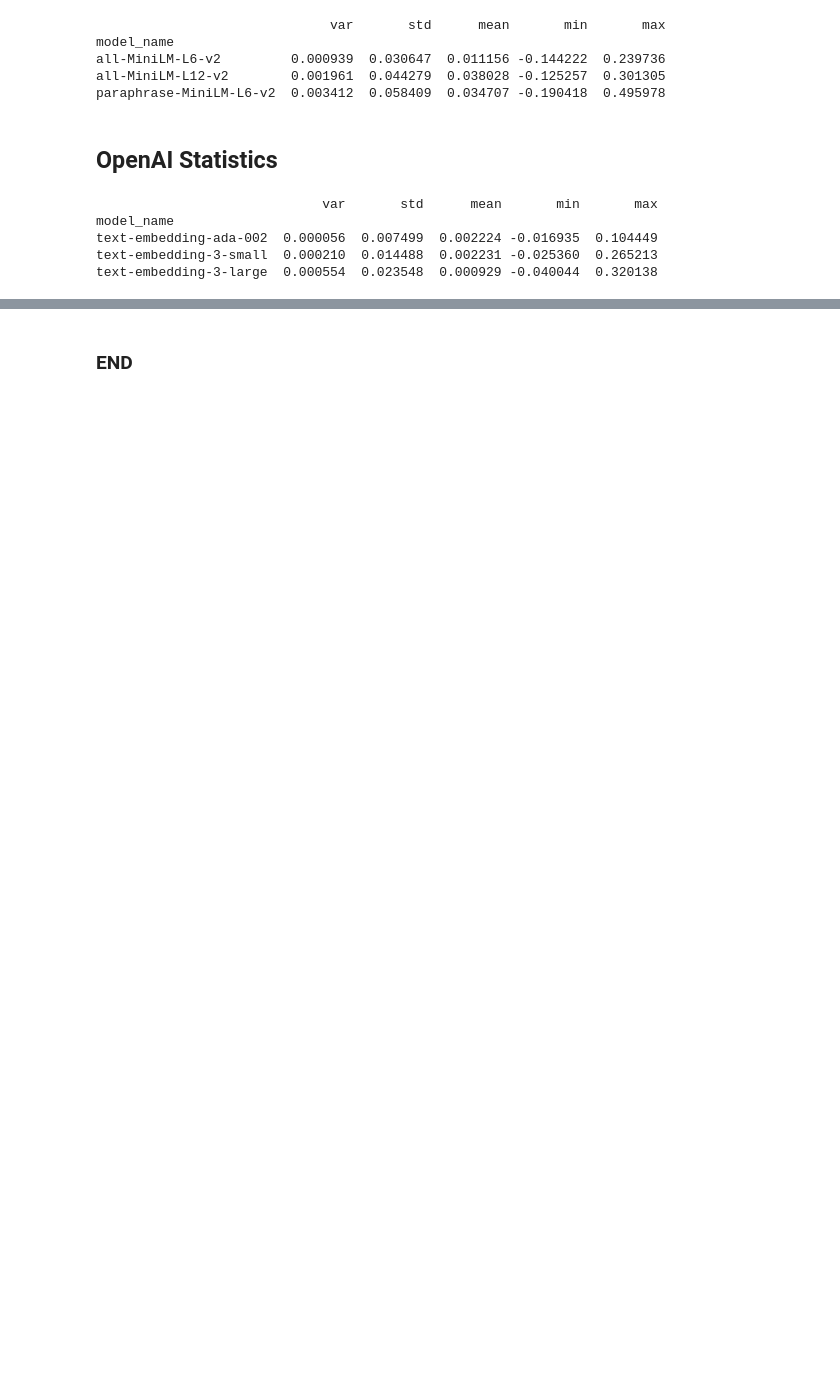
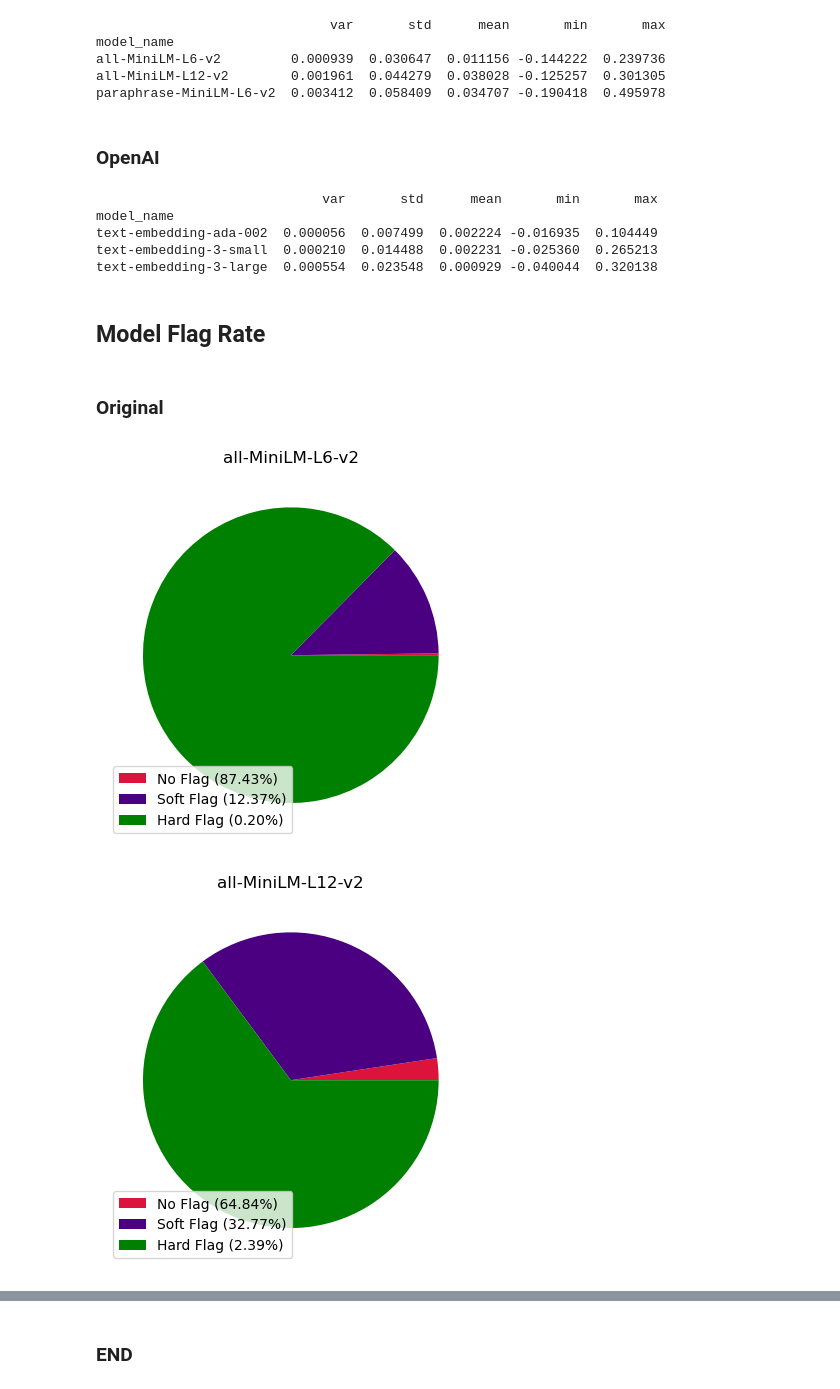
Before and after one commit to Pedagogue-Systems/ai-matching-consistency-eval, a Jupyter notebook: notebooks/openai_comparison.ipynb, the cells around one changed output, grey strips where cells are left out. Saved outputs shown, nothing was run; the diff lists cells and outputs as text; code cells hidden in the pictures; blank space fills up the shorter version.

Commit message:
Compare Flag Rates

```diff
--- a/notebooks/openai_comparison.ipynb
+++ b/notebooks/openai_comparison.ipynb
@@ -22,7 +24,7 @@ all-MiniLM-L6-v2         0.000939  0.030647  0.011156 -0.144222  0.239736
 all-MiniLM-L12-v2        0.001961  0.044279  0.038028 -0.125257  0.301305
 paraphrase-MiniLM-L6-v2  0.003412  0.058409  0.034707 -0.190418  0.495978
 # %% [markdown]
-## OpenAI Statistics
+### OpenAI
 # %%
 openai_stats = openai_results.groupby('model_name')['delta'].agg(['var', 'std', 'mean', 'min', 'max'])
 openai_stats = openai_stats.sort_values('var')
@@ -33,3 +35,31 @@ model_name
 text-embedding-ada-002  0.000056  0.007499  0.002224 -0.016935  0.104449
 text-embedding-3-small  0.000210  0.014488  0.002231 -0.025360  0.265213
 text-embedding-3-large  0.000554  0.023548  0.000929 -0.040044  0.320138
+# %% [markdown]
+## Model Flag Rate
+# %% [markdown]
+### Original
+# %%
+models = results['model_name'].unique().tolist()
+
+for model in models:
+    df = results[results['model_name'] == model]
+
+    no_flag = len(df[df['flag'] == 0])
+    soft_flag = len(df[df['flag'] == 1])
+    hard_flag = len(df[df['flag'] == 2])
+    total = hard_flag + soft_flag + no_flag
+
+    flag = [hard_flag, soft_flag, no_flag]
+    labels = [f'No Flag ({(no_flag / total) * 100:.2f}%)',
+              f'Soft Flag ({(soft_flag / total) * 100:.2f}%)',
+              f'Hard Flag ({(hard_flag / total) * 100:.2f}%)']
+    colors = ['crimson', 'indigo', 'green']
+
+    plt.pie(flag, colors=colors)
+    plt.title(model)
+    plt.legend(labels=labels, loc='lower left')
+    plt.show()
+# %% [output]
+[figure, added]
+[figure, added]
```
Also changed, not shown: parts of 5 cells of this notebook.
